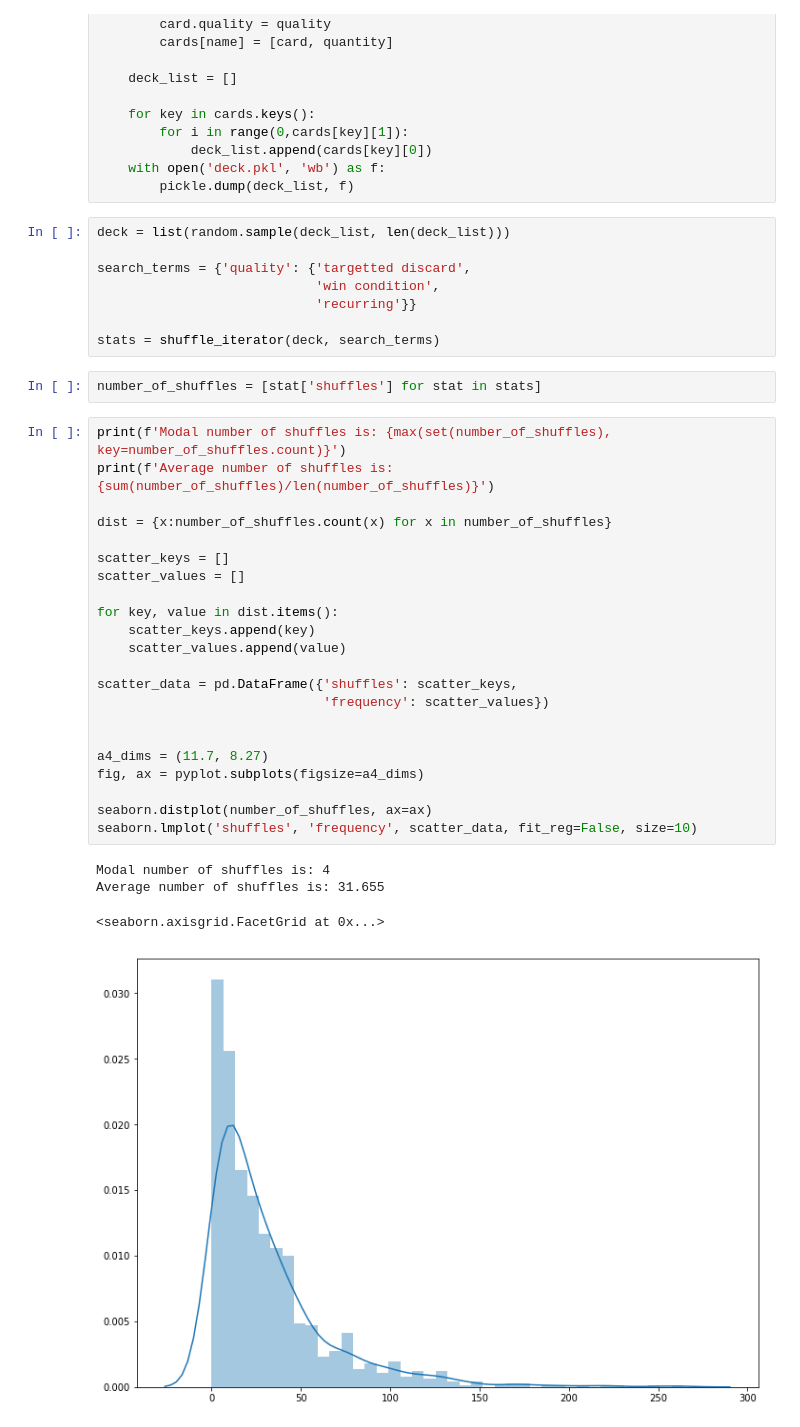
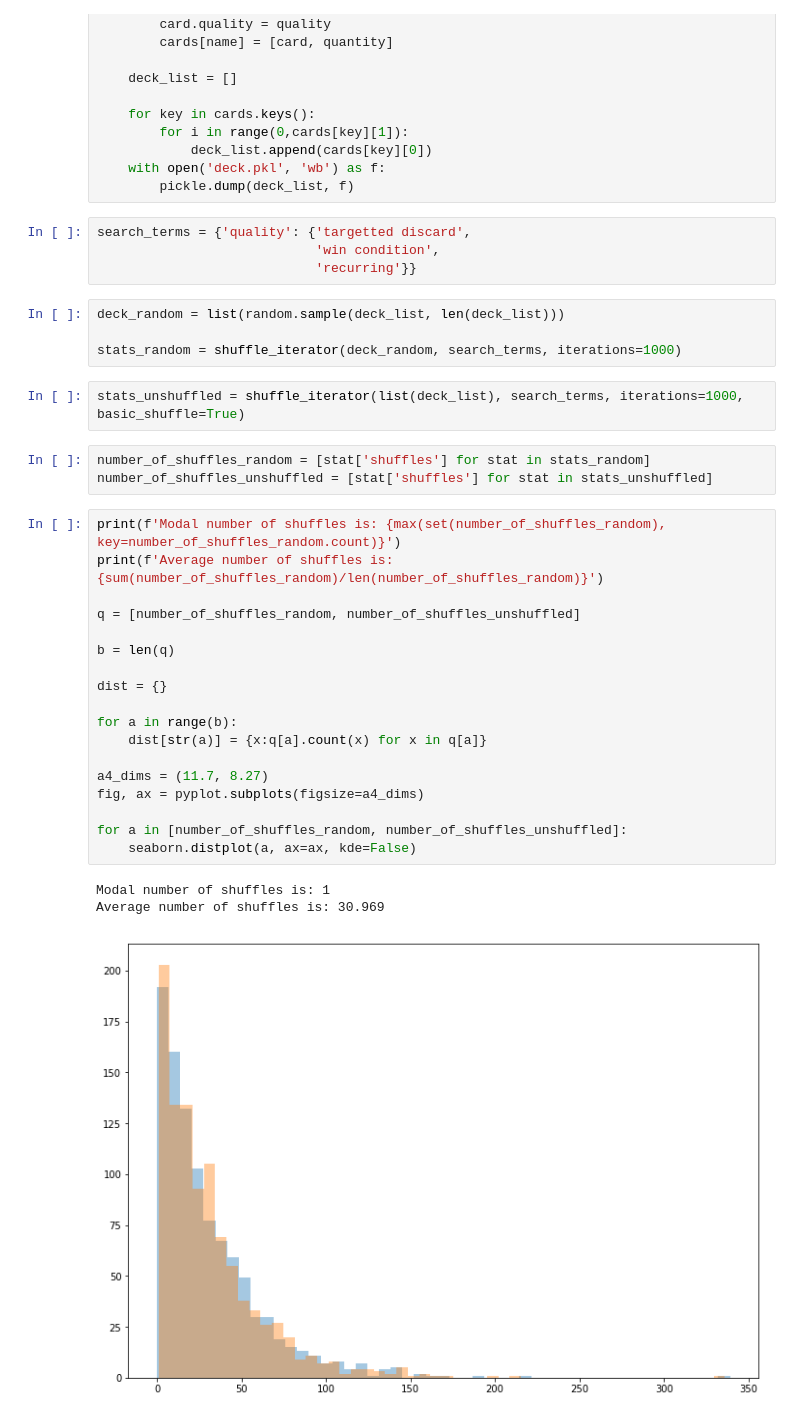
Before and after one commit to gebimble/mtg_shuffler, a Jupyter notebook: Shuffler.ipynb, the cells around one changed output. Cells and saved outputs as stored; diff of their text form.

Commit message:
Updated shuffle algorithm, added a sweet frequency plot!

```diff
--- a/Shuffler.ipynb
+++ b/Shuffler.ipynb
@@ -196,39 +205,37 @@ else:
     with open('deck.pkl', 'wb') as f:
         pickle.dump(deck_list, f)
 # %%
-deck = list(random.sample(deck_list, len(deck_list)))
-
 search_terms = {'quality': {'targetted discard',
                             'win condition',
                             'recurring'}}
-
-stats = shuffle_iterator(deck, search_terms)
+# %%
+deck_random = list(random.sample(deck_list, len(deck_list)))
+
+stats_random = shuffle_iterator(deck_random, search_terms, iterations=1000)
+# %%
+stats_unshuffled = shuffle_iterator(list(deck_list), search_terms, iterations=1000, basic_shuffle=True)
 # %%
-number_of_shuffles = [stat['shuffles'] for stat in stats]
+number_of_shuffles_random = [stat['shuffles'] for stat in stats_random]
+number_of_shuffles_unshuffled = [stat['shuffles'] for stat in stats_unshuffled]
 # %%
-print(f'Modal number of shuffles is: {max(set(number_of_shuffles), key=number_of_shuffles.count)}')
-print(f'Average number of shuffles is: {sum(number_of_shuffles)/len(number_of_shuffles)}')
+print(f'Modal number of shuffles is: {max(set(number_of_shuffles_random), key=number_of_shuffles_random.count)}')
+print(f'Average number of shuffles is: {sum(number_of_shuffles_random)/len(number_of_shuffles_random)}')
 
-dist = {x:number_of_shuffles.count(x) for x in number_of_shuffles}
+q = [number_of_shuffles_random, number_of_shuffles_unshuffled]
 
-scatter_keys = []
-scatter_values = []
+b = len(q)
 
-for key, value in dist.items():
-    scatter_keys.append(key)
-    scatter_values.append(value)
+dist = {}
 
-scatter_data = pd.DataFrame({'shuffles': scatter_keys,
-                             'frequency': scatter_values})
-
+for a in range(b):
+    dist[str(a)] = {x:q[a].count(x) for x in q[a]}
 
 a4_dims = (11.7, 8.27)
 fig, ax = pyplot.subplots(figsize=a4_dims)
 
-seaborn.distplot(number_of_shuffles, ax=ax)
-seaborn.lmplot('shuffles', 'frequency', scatter_data, fit_reg=False, size=10)
+for a in [number_of_shuffles_random, number_of_shuffles_unshuffled]:
+    seaborn.distplot(a, ax=ax, kde=False)
 # %% [output]
-Modal number of shuffles is: 4
-Average number of shuffles is: 31.655
+Modal number of shuffles is: 1
+Average number of shuffles is: 30.969
-<seaborn.axisgrid.FacetGrid at 0x...>
-[figure, old version]
+[figure, new version]
```
Also changed, not shown: parts of 6 cells of this notebook.
